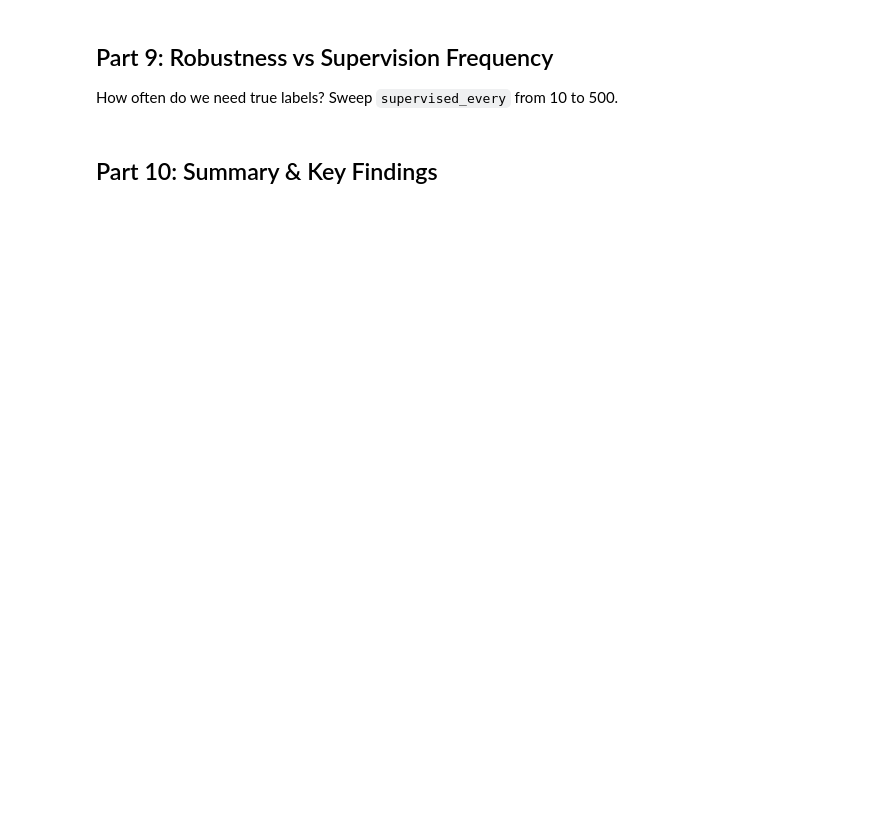
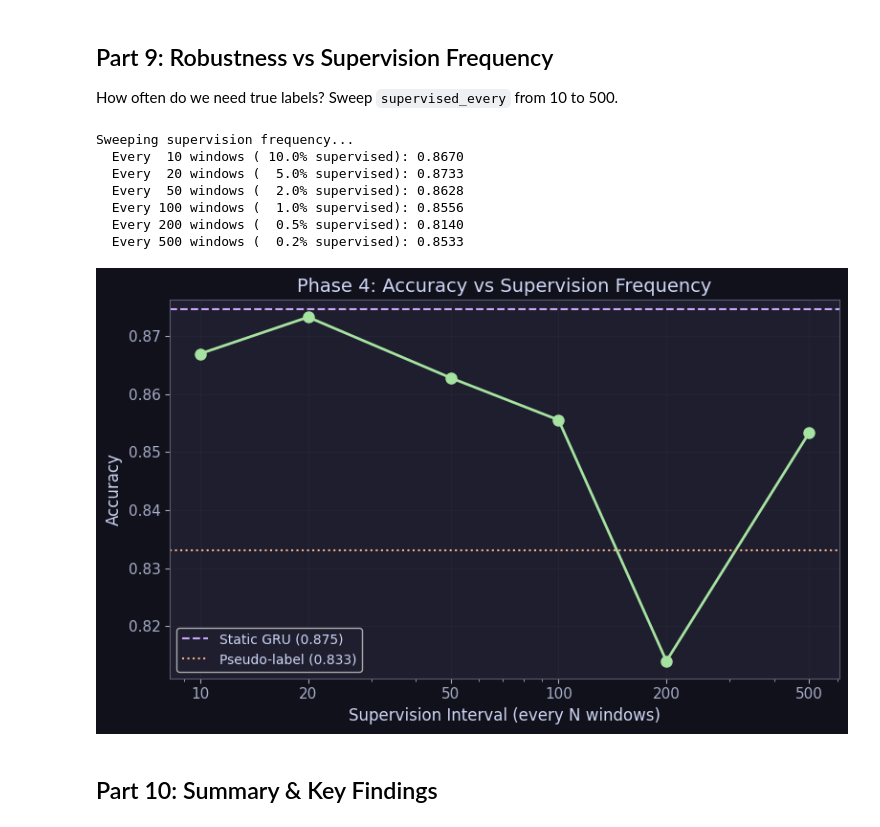
Before and after one commit to pkarakala/cqec-ml-decoder, a Jupyter notebook: notebooks/04_phase4_adaptive_decoding.ipynb, the cells around one changed output. Drawn from its saved outputs; the diff is of its cells as text; code cells hidden in the pictures; blank space fills up the shorter version.

Commit message:
Phase 4 notebook run for baseline data. Need to increase the dataset and see results.

```diff
--- a/notebooks/04_phase4_adaptive_decoding.ipynb
+++ b/notebooks/04_phase4_adaptive_decoding.ipynb
@@ -503,39 +709,93 @@ plt.show()
 How often do we need true labels? Sweep `supervised_every` from 10 to 500.
 # %%
 import copy
+import numpy as np
 
 supervision_rates = [10, 20, 50, 100, 200, 500]
 hybrid_accs = []
 
 print("Sweeping supervision frequency...")
+
+def hybrid_predict_chunked(model, X, y, supervised_every):
+    preds_all = []
+    n = len(X)
+
+    for start in range(0, n, supervised_every):
+        end = min(start + supervised_every, n)
+
+        # Pseudo-label adapt except last element
+        if end - start > 1:
+            preds_blk, _ = model.predict_adaptive(
+                X[start:end-1], y_true=None, reset_ema=False
+            )
+            preds_all.extend(list(preds_blk))
+
+        # Supervised injection at last element
+        preds_last, _ = model.predict_adaptive(
+            X[end-1:end], y_true=y[end-1:end], reset_ema=False
+        )
+        preds_all.extend(list(preds_last))
+
+    return np.array(preds_all)
+
 for rate in supervision_rates:
     model_sweep = copy.deepcopy(adaptive_gru_hybrid)
-    preds_sweep, _ = model_sweep.predict_adaptive(
-        X_test, y_true=y_test, reset_ema=True, supervised_every=rate
+
+    # reset adaptation state
+    model_sweep.ema_grads = None
+    model_sweep.update_count = 0
+
+    preds_sweep = hybrid_predict_chunked(
+        model_sweep, X_test, y_test, supervised_every=rate
     )
+
     acc = accuracy(y_test, preds_sweep)
     hybrid_accs.append(acc)
+
     pct = 100.0 / rate
     print(f"  Every {rate:>3d} windows ({pct:5.1f}% supervised): {acc:.4f}")
 
+# ---- Plot ----
+
 fig, ax = plt.subplots(figsize=(8, 5))
 
-ax.plot(supervision_rates, hybrid_accs, 'o-', color=COLORS['hybrid'], linewidth=2, markersize=8)
-ax.axhline(y=static_acc, color=COLORS['static'], linestyle='--', linewidth=1.5, label=f'Static GRU ({static_acc:.3f})')
-ax.axhline(y=pseudo_acc, color=COLORS['pseudo'], linestyle=':', linewidth=1.5, label=f'Pseudo-label ({pseudo_acc:.3f})')
+ax.plot(supervision_rates, hybrid_accs,
+        'o-', color=COLORS['hybrid'],
+        linewidth=2, markersize=8)
+
+ax.axhline(y=static_acc,
+           color=COLORS['static'],
+           linestyle='--', linewidth=1.5,
+           label=f'Static GRU ({static_acc:.3f})')
+
+ax.axhline(y=pseudo_acc,
+           color=COLORS['pseudo'],
+           linestyle=':', linewidth=1.5,
+           label=f'Pseudo-label ({pseudo_acc:.3f})')
 
 ax.set_xlabel('Supervision Interval (every N windows)', fontsize=12)
 ax.set_ylabel('Accuracy', fontsize=12)
 ax.set_title('Phase 4: Accuracy vs Supervision Frequency', fontsize=14)
 ax.legend(fontsize=10)
 ax.grid(True, alpha=0.3)
+
 ax.set_xscale('log')
 ax.set_xticks(supervision_rates)
 ax.set_xticklabels([str(r) for r in supervision_rates])
 
 plt.tight_layout()
-plt.savefig(os.path.join(FIGURES_DIR, "phase4_robustness_drift.png"), dpi=150, bbox_inches="tight")
+plt.savefig(os.path.join(FIGURES_DIR, "phase4_robustness_drift.png"),
+            dpi=150, bbox_inches="tight")
 plt.show()
+# %% [output]
+Sweeping supervision frequency...
+  Every  10 windows ( 10.0% supervised): 0.8670
+  Every  20 windows (  5.0% supervised): 0.8733
+  Every  50 windows (  2.0% supervised): 0.8628
+  Every 100 windows (  1.0% supervised): 0.8556
+  Every 200 windows (  0.5% supervised): 0.8140
+  Every 500 windows (  0.2% supervised): 0.8533
+[figure, added]
 # %% [markdown]
 ## Part 10: Summary & Key Findings
 # %%
```
Also changed, not shown: parts of 15 cells of this notebook.
